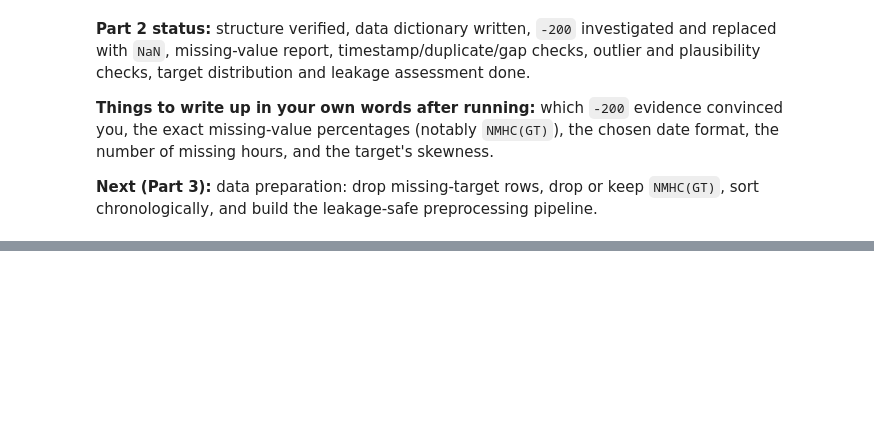
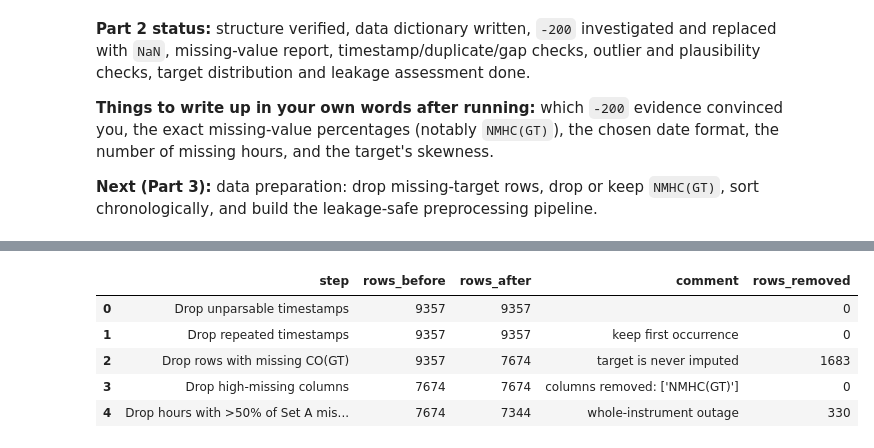
Before and after one commit to arielsharonferdinandus/AirQualityCO_PredictiveAnalytics, a Jupyter notebook: AirQualityCO_PredictiveAnalytics.ipynb, the cells around one changed output, grey strips where cells are left out. Saved outputs shown, nothing was run; the diff lists cells and outputs as text; code cells hidden in the pictures; blank space fills up the shorter version.

```diff
--- a/AirQualityCO_PredictiveAnalytics.ipynb
+++ b/AirQualityCO_PredictiveAnalytics.ipynb
@@ -683,0 +920,15 @@ summary
+# %%
+# Target arrays shared by all later models (same splits => fair comparison)
+y_train, y_val, y_test = train[target], val[target], test[target]
+
+prep_log_df = pd.DataFrame(prep_log, columns=['step', 'rows_before', 'rows_after', 'comment'])
+prep_log_df['rows_removed'] = prep_log_df['rows_before'] - prep_log_df['rows_after']
+display(prep_log_df)
+print(f'Final modelling table: {len(df_prep)} rows, from {df_prep["Timestamp"].min()} to {df_prep["Timestamp"].max()}')
+# %% [output]
+|  | step | rows_before | rows_after | comment | rows_removed |
+| 0 | Drop unparsable timestamps | 9357 | 9357 |  | 0 |
+| 1 | Drop repeated timestamps | 9357 | 9357 | keep first occurrence | 0 |
+| 2 | Drop rows with missing CO(GT) | 9357 | 7674 | target is never imputed | 1683 |
+| 3 | Drop high-missing columns | 7674 | 7674 | columns removed: ['NMHC(GT)'] | 0 |
+| 4 | Drop hours with >50% of Set A mis... | 7674 | 7344 | whole-instrument outage | 330 |
```
Also changed, not shown: parts of 19 cells of this notebook.
